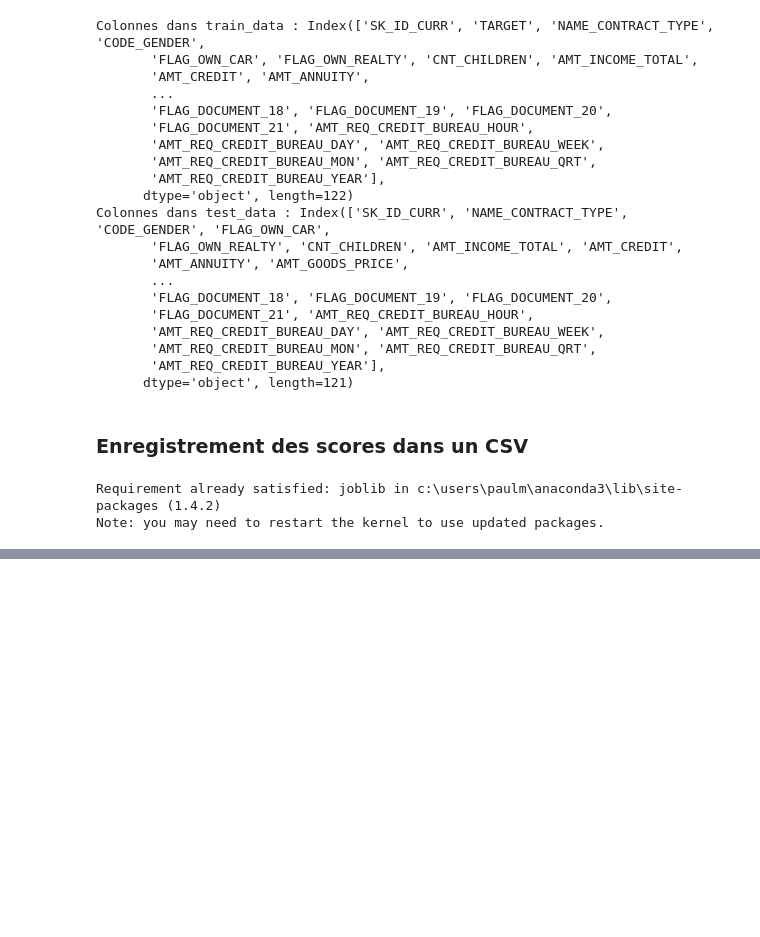
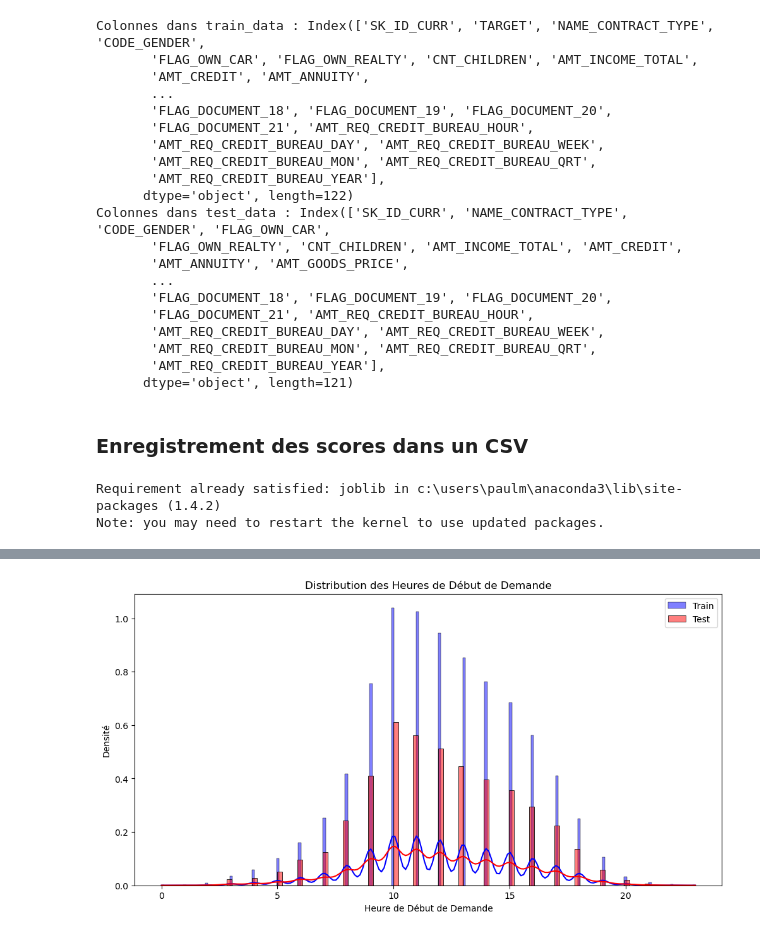
Before and after one commit to PaulMouly/Credit_Scoring, a Jupyter notebook: model_drift_analysis/data_drift.ipynb, the cells around one changed output, grey strips where cells are left out. Cells and saved outputs as stored; diff of their text form; code cells hidden in the pictures; blank space fills up the shorter version.

Commit message:
modification pour mon data drift

```diff
--- a/model_drift_analysis/data_drift.ipynb
+++ b/model_drift_analysis/data_drift.ipynb
@@ -519,0 +274,17 @@ test_data.head()
+# %%
+import joblib
+
+# Charger le modèle
+model = joblib.load('C:/Users/paulm/Documents/Projet 7/Projet7withCSV/model/xgboost_model.pkl')
+
+# Charger les données de test
+test_data = pd.read_csv('C:/Users/paulm/Documents/Projet 7/Projet7withCSV/model_drift_analysis/X_test_prediction_encoded.csv')
+
+# Faire des prédictions
+predictions_proba = model.predict_proba(test_data)[:, 1]  # Probabilités pour la classe positive
+
+# Ajouter les scores au dataframe de test
+test_data['prediction_proba'] = predictions_proba
+
+# Sauvegarder les prédictions et les scores dans un fichier CSV
+test_data[['SK_ID_CURR', 'prediction_proba']].to_csv('test_scores.csv', index=False)
@@ -519,0 +293,11 @@ test_data.head()
+# %%
+train_data = pd.read_csv('C:/Users/paulm/Documents/Projet 7/Projet7withCSV/data/X_predictionV1.csv')
+
+# Faire des prédictions
+predictions_proba_train = model.predict_proba(train_data)[:, 1]  # Probabilités pour la classe positive
+
+# Ajouter les scores au dataframe d'entraînement
+train_data['prediction_proba'] = predictions_proba_train
+
+# Sauvegarder les prédictions et les scores dans un fichier CSV
+train_data[['SK_ID_CURR', 'prediction_proba']].to_csv('train_scores.csv', index=False)
@@ -519,0 +361,15 @@ test_data.head()
+# %%
+import matplotlib.pyplot as plt
+import seaborn as sns
+
+# Visualisation de la distribution des heures
+plt.figure(figsize=(12, 6))
+sns.histplot(train_data['HOUR_APPR_PROCESS_START'], kde=True, color='blue', label='Train', stat='density')
+sns.histplot(test_data['HOUR_APPR_PROCESS_START'], kde=True, color='red', label='Test', stat='density')
+plt.title('Distribution des Heures de Début de Demande')
+plt.xlabel('Heure de Début de Demande')
+plt.ylabel('Densité')
+plt.legend()
+plt.show()
+# %% [output]
+[figure, added]
```
Also changed, not shown: parts of 36 cells of this notebook, 8 other files.
